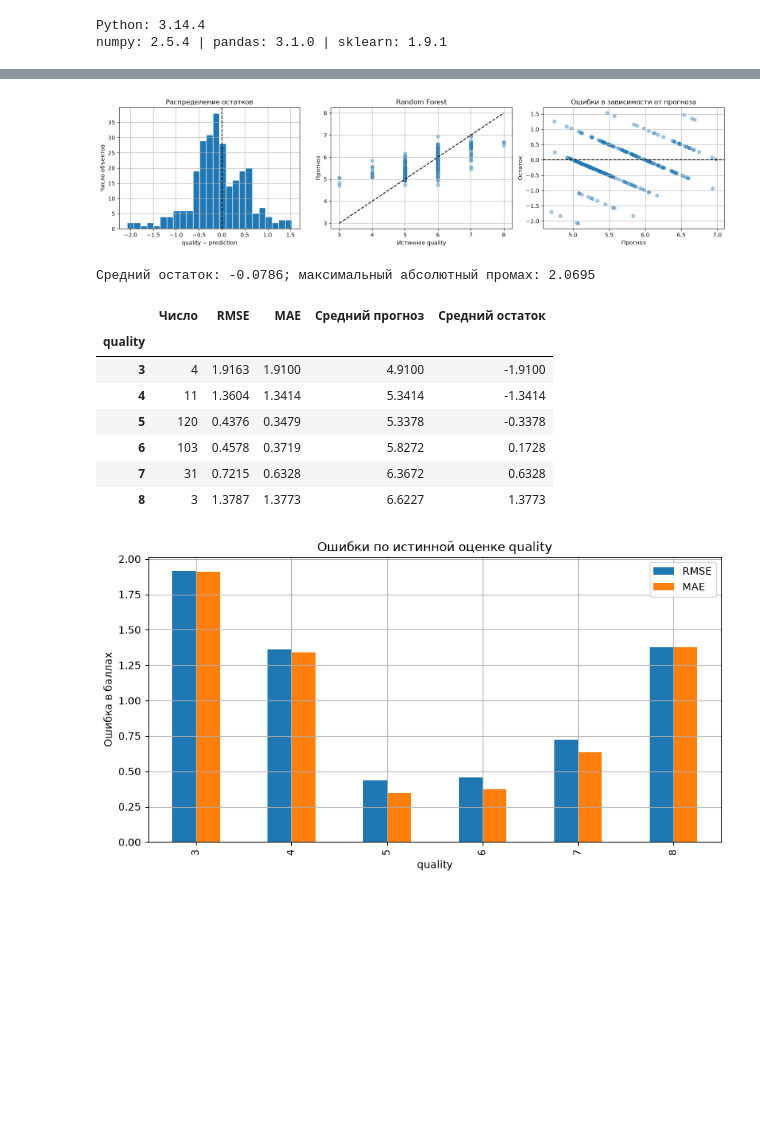
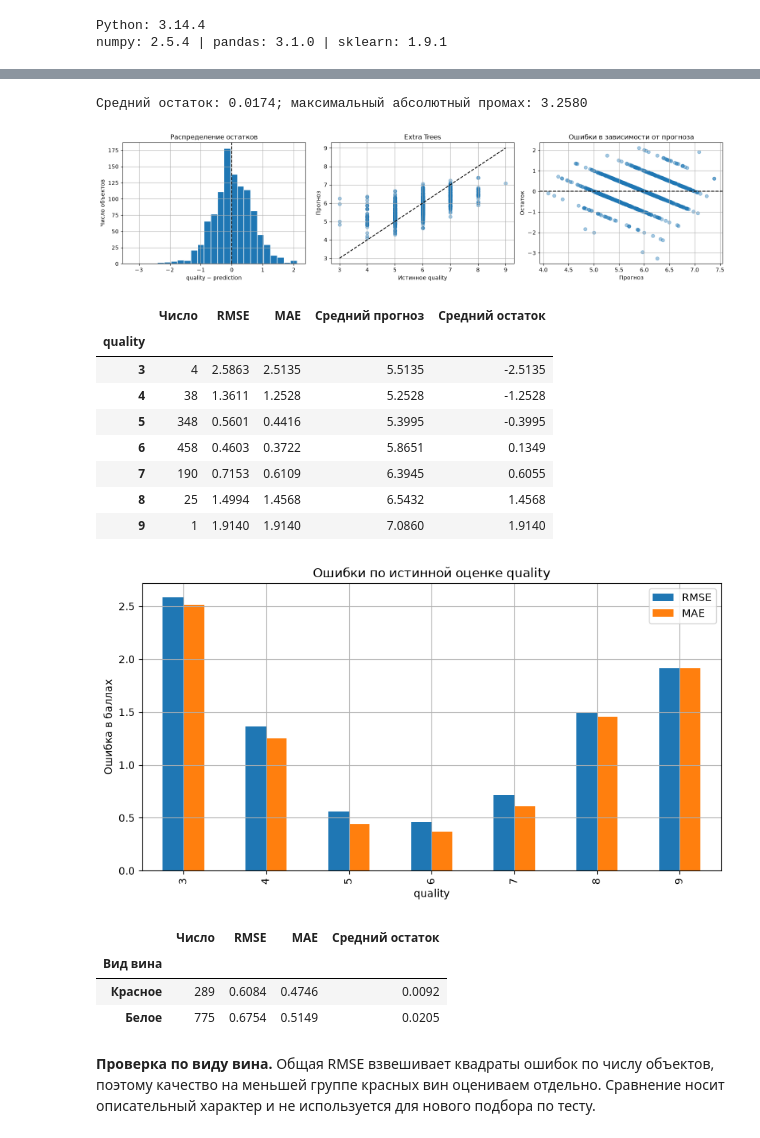
Before and after one commit to Chuba-ka/machineLearning, a Jupyter notebook: regression/lab01.ipynb, the cells around one changed output, grey strips where cells are left out. Drawn from its saved outputs; the diff is of its cells as text; code cells hidden in the pictures; blank space fills up the shorter version.

```diff
--- a/regression/lab01.ipynb
+++ b/regression/lab01.ipynb
@@ -190,4 +223,11 @@ fig.colorbar(im, ax=ax)
 ax.set_title('Корреляции признаков на train')
 plt.tight_layout()
 plt.show()
+chemical_features = X.columns.drop('is_white')
+corr_by_type = pd.DataFrame({
+    label: part[chemical_features].corrwith(part['quality'])
+    for label, part in [('Красное', train[train['is_white'] == 0]),
+                        ('Белое', train[train['is_white'] == 1])]
+})
+display(corr_by_type.round(3))
 # %% [output]
@@ -274,5 +338,5 @@ Gradient Boosting {'gradientboostingregressor__learning_rate': 0.03, 'gradientbo
 # %%
-linear = searches['Linear Regression'].best_estimator_.named_steps['linearregression']
+linear = fitted_models['Linear Regression'].named_steps['linearregression']
 coefs = pd.Series(linear.coef_, index=X.columns, name='Коэффициент')
 coefs.reindex(coefs.abs().sort_values().index).plot.barh(
     title='Линейная регрессия: коэффициенты стандартизованных признаков',
@@ -282,9 +346,9 @@ plt.show()
 display(coefs.to_frame().assign(Модуль=coefs.abs()).sort_values('Модуль', ascending=False))
 
 importance = pd.DataFrame(index=X.columns)
-for name, step in [('Random Forest', 'randomforestregressor'), ('Gradient Boosting', 'gradientboostingregressor')]:
-    importance[name] = searches[name].best_estimator_.named_steps[step].feature_importances_
-fig, axes = plt.subplots(1, 2, figsize=(14, 5))
+for name, step in [('Random Forest', 'randomforestregressor'), ('Gradient Boosting', 'gradientboostingregressor'), ('Extra Trees', 'extratreesregressor')]:
+    importance[name] = fitted_models[name].named_steps[step].feature_importances_
+fig, axes = plt.subplots(1, 3, figsize=(18, 5))
 for ax, name in zip(axes, importance.columns):
     importance[name].sort_values().plot.barh(ax=ax, title=name, xlabel='Важность (сумма = 1)')
 plt.tight_layout()
@@ -295,15 +359,20 @@ leaders = {
     'EDA (модуль корреляции)': corr.abs().nlargest(3).index.tolist(),
     'Линейная регрессия (модуль коэффициента)': coefs.abs().nlargest(3).index.tolist(),
     'Random Forest': importance['Random Forest'].nlargest(3).index.tolist(),
-    'Gradient Boosting': importance['Gradient Boosting'].nlargest(3).index.tolist()
+    'Gradient Boosting': importance['Gradient Boosting'].nlargest(3).index.tolist(),
+    'Extra Trees': importance['Extra Trees'].nlargest(3).index.tolist()
 }
 display(pd.DataFrame(leaders, index=['1 место', '2 место', '3 место']).T)
-common = set(leaders['Random Forest']) & set(leaders['Gradient Boosting'])
+common = set(leaders['Random Forest']) & set(leaders['Gradient Boosting']) & set(leaders['Extra Trees'])
 display(Markdown(
-    '**Сопоставление.** Общие признаки в тройке двух ансамблей: ' +
+    '**Сопоставление.** Общие признаки в тройке трёх ансамблей: ' +
     (', '.join(f'`{f}`' for f in sorted(common)) or 'отсутствуют') +
     '. Совпадение с EDA означает, что сильная парная связь полезна и в многомерном прогнозе. '
     'Расхождения объяснимы: линейная модель оценивает условный линейный вклад, '
     'а деревья используют пороги и взаимодействия. Коррелирующие признаки могут заменять друг друга.'
 ))
+linear_pipeline = fitted_models['Linear Regression']
+type_position = list(X.columns).index('is_white')
+type_effect = coefs['is_white'] / linear_pipeline.named_steps['standardscaler'].scale_[type_position]
+print(f'Линейная модель: эффект белого относительно красного при одинаковом составе: {type_effect:+.4f} балла')
 # %% [output]
@@ -352,8 +425,7 @@ def metrics(y_true, pred):
 
 predictions = {}
 rows = []
-for name, search in searches.items():
-    model = search.best_estimator_
+for name, model in fitted_models.items():
     pred = model.predict(X_test)
     assert np.isfinite(pred).all()
     predictions[name] = pred
@@ -363,8 +435,8 @@ results['Лучше baseline по RMSE'] = results['RMSE'] < results.loc['Baseli
 results['RMSE < 0.70'] = results['RMSE'] < 0.70
 display(results.round(4))
 
-train_rmse = {name: metrics(y_train, s.best_estimator_.predict(X_train))['RMSE']
-              for name, s in searches.items()}
+train_rmse = {name: metrics(y_train, model.predict(X_train))['RMSE']
+              for name, model in fitted_models.items()}
 display(pd.DataFrame({'Train RMSE': train_rmse,
                       'CV RMSE': cv_results['CV RMSE'],
                       'Test RMSE': results['RMSE']}).round(4))
@@ -409,42 +483,60 @@ errors['abs_error'] = errors['residual'].abs()
 
 fig, axes = plt.subplots(1, 3, figsize=(16, 4))
 axes[0].hist(errors['residual'], bins=25, edgecolor='white')
 axes[0].axvline(0, color='black', linestyle='--')
 axes[0].set(xlabel='quality − prediction', ylabel='Число объектов', title='Распределение остатков')
 axes[1].scatter(y_test, pred, alpha=0.4)
 limits = [min(y_test.min(), pred.min()), max(y_test.max(), pred.max())]
 axes[1].plot(limits, limits, 'k--')
 axes[1].set(xlabel='Истинное quality', ylabel='Прогноз', title=best_name)
 axes[2].scatter(pred, errors['residual'], alpha=0.4)
 axes[2].axhline(0, color='black', linestyle='--')
 axes[2].set(xlabel='Прогноз', ylabel='Остаток', title='Ошибки в зависимости от прогноза')
 plt.tight_layout()
 plt.show()
 print(f'Средний остаток: {errors.residual.mean():.4f}; '
       f'максимальный абсолютный промах: {errors.abs_error.max():.4f}')
 
 quality_rows = []
 for quality, part in errors.groupby('quality'):
     quality_rows.append({'quality': quality, 'Число': len(part),
                          **metrics(part['quality'], part['prediction']),
                          'Средний прогноз': part['prediction'].mean(),
                          'Средний остаток': part['residual'].mean()})
 by_quality = pd.DataFrame(quality_rows).set_index('quality')
 display(by_quality.round(4))
 by_quality[['RMSE', 'MAE']].plot.bar(title='Ошибки по истинной оценке quality', ylabel='Ошибка в баллах')
 plt.show()
+type_rows = []
+for is_white, part in errors.groupby('is_white'):
+    type_rows.append({'Вид вина': 'Белое' if is_white else 'Красное',
+                      'Число': len(part), **metrics(part['quality'], part['prediction']),
+                      'Средний остаток': part['residual'].mean()})
+by_type = pd.DataFrame(type_rows).set_index('Вид вина')
+display(by_type.round(4))
+display(Markdown(
+    '**Проверка по виду вина.** Общая RMSE взвешивает квадраты ошибок по числу объектов, '
+    'поэтому качество на меньшей группе красных вин оцениваем отдельно. '
+    'Сравнение носит описательный характер и не используется для нового подбора по тесту.'
+))
 # %% [output]
+Средний остаток: 0.0174; максимальный абсолютный промах: 3.2580
-[figure, old version]
+[figure, new version]
-Средний остаток: -0.0786; максимальный абсолютный промах: 2.0695
 |  | Число | RMSE | MAE | Средний прогноз | Средний остаток |
 | quality |  |  |  |  |  |
-| 3 | 4 | 1.9163 | 1.9100 | 4.9100 | -1.9100 |
-| 4 | 11 | 1.3604 | 1.3414 | 5.3414 | -1.3414 |
-| 5 | 120 | 0.4376 | 0.3479 | 5.3378 | -0.3378 |
-| 6 | 103 | 0.4578 | 0.3719 | 5.8272 | 0.1728 |
-| 7 | 31 | 0.7215 | 0.6328 | 6.3672 | 0.6328 |
-| 8 | 3 | 1.3787 | 1.3773 | 6.6227 | 1.3773 |
+| 3 | 4 | 2.5863 | 2.5135 | 5.5135 | -2.5135 |
+| 4 | 38 | 1.3611 | 1.2528 | 5.2528 | -1.2528 |
+| 5 | 348 | 0.5601 | 0.4416 | 5.3995 | -0.3995 |
+| 6 | 458 | 0.4603 | 0.3722 | 5.8651 | 0.1349 |
+| 7 | 190 | 0.7153 | 0.6109 | 6.3945 | 0.6055 |
+| 8 | 25 | 1.4994 | 1.4568 | 6.5432 | 1.4568 |
+| 9 | 1 | 1.9140 | 1.9140 | 7.0860 | 1.9140 |
-[figure, old version]
+[figure, new version]
+|  | Число | RMSE | MAE | Средний остаток |
+| Вид вина |  |  |  |  |
+| Красное | 289 | 0.6084 | 0.4746 | 0.0092 |
+| Белое | 775 | 0.6754 | 0.5149 | 0.0205 |
+**Проверка по виду вина.** Общая RMSE взвешивает квадраты ошибок по числу объектов, поэтому качество на меньшей группе красных вин оцениваем отдельно. Сравнение носит описательный характер и не используется для нового подбора по тесту.
 # %%
 worst = errors.nlargest(5, 'abs_error')
 display(worst.round(4))
```
Also changed, not shown: parts of 23 cells of this notebook, 53 other files.
